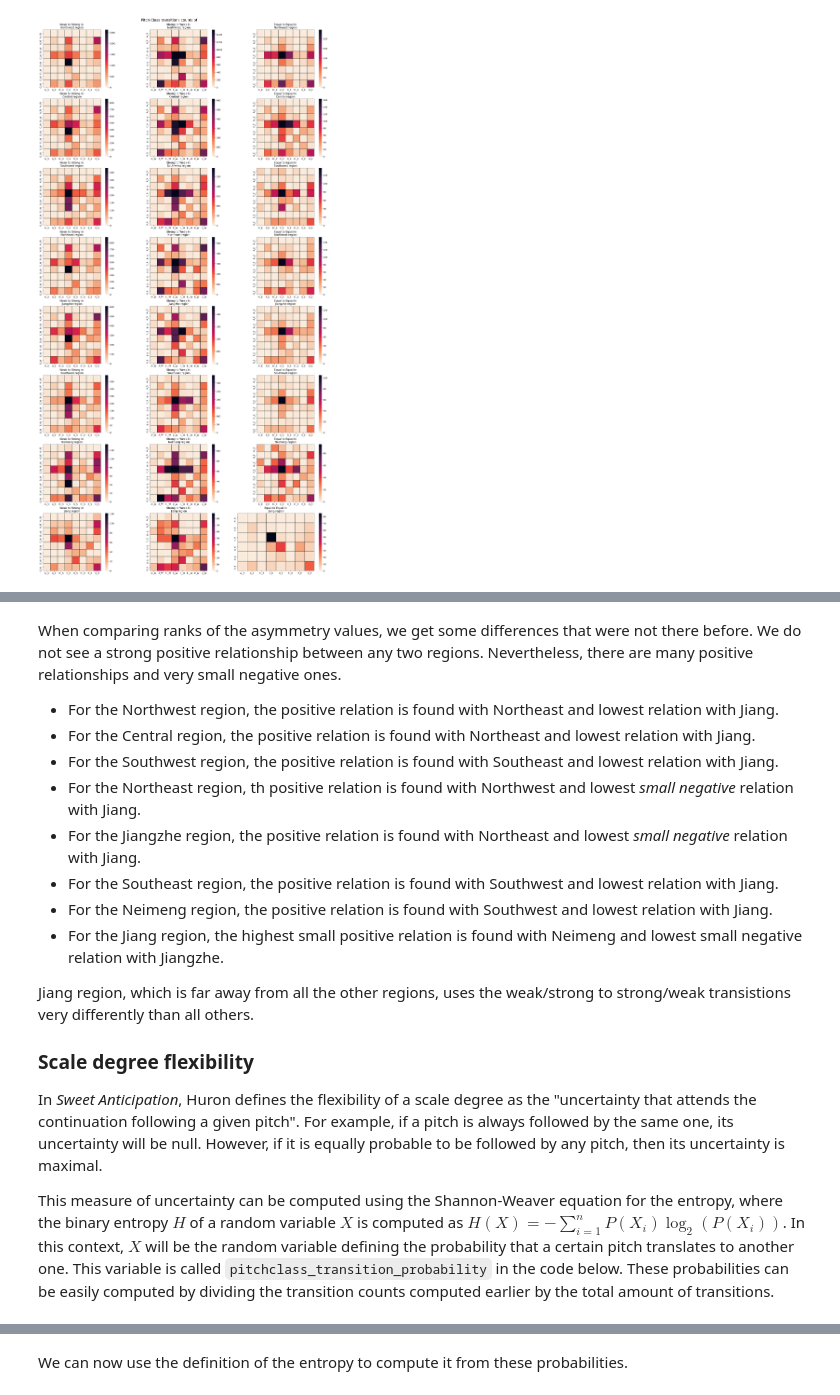
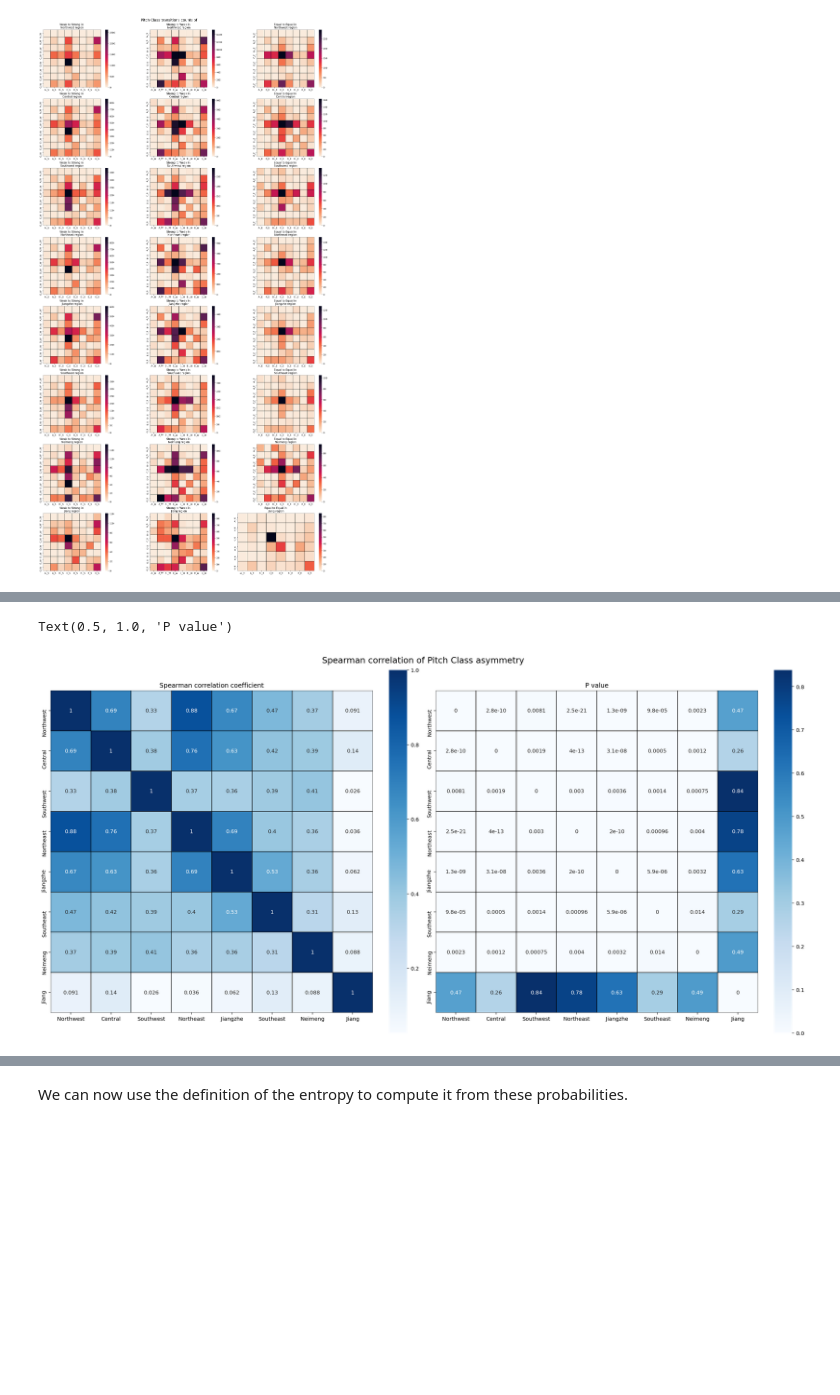
Before and after one commit to ravinitheshreddy/Digital-Musicology-Project, a Jupyter notebook: milestone3_results_quantification.ipynb, the cells around one changed output, grey strips where cells are left out. Saved outputs shown, nothing was run; the diff lists cells and outputs as text; code cells hidden in the pictures; blank space fills up the shorter version.

```diff
--- a/milestone3_results_quantification.ipynb
+++ b/milestone3_results_quantification.ipynb
@@ -472,21 +482,33 @@ Text(0.5, 1.0, 'Spearman correlation of Pitch Class asymmetry')
-# %% [markdown]
-When comparing ranks of the asymmetry values, we get some differences that were not there before. We do not see a strong positive relationship between any two regions. Nevertheless, there are many positive relationships and very small negative ones.
-
-- For the Northwest region, the positive relation is found with Northeast and lowest relation with Jiang.
-- For the Central region, the positive relation is found with Northeast and lowest relation with Jiang.
-- For the Southwest region, the positive relation is found with Southeast and lowest relation with Jiang.
-- For the Northeast region, th positive relation is found with Northwest and lowest *small negative* relation with Jiang.
-- For the Jiangzhe region, the positive relation is found with Northeast and lowest *small negative* relation with Jiang.
-- For the Southeast region, the positive relation is found with Southwest and lowest relation with Jiang.
-- For the Neimeng region, the positive relation is found with Southwest and lowest relation with Jiang.
-- For the Jiang region, the highest small positive relation is found with Neimeng and lowest small negative relation with Jiangzhe.
-
-
-Jiang region, which is far away from all the other regions, uses the weak/strong to strong/weak transistions very differently than all others.
-
-
-### Scale degree flexibility
-
-In *Sweet Anticipation*, Huron defines the flexibility of a scale degree as the "uncertainty that attends the continuation following a given pitch". For example, if a pitch is always followed by the same one, its uncertainty will be null. However, if it is equally probable to be followed by any pitch, then its uncertainty is maximal.
-
-This measure of uncertainty can be computed using the Shannon-Weaver equation for the entropy, where the binary entropy $H$ of a random variable $X$ is computed as $H(X) = -\sum_{i=1}^{n}P(X_i)\log_2(P(X_i))$. In this context, $X$ will be the random variable defining the probability that a certain pitch translates to another one. This variable is called `pitchclass_transition_probability` in the code below. These probabilities can be easily computed by dividing the transition counts computed earlier by the total amount of transitions.
+# %%
+spear_corr_asymm = {}
+spear_corr_asymm_pval = {}
+
+for region_1 in region_pitch_asymmetry:
+    if region_1 not in spear_corr_asymm:
+        spear_corr_asymm[region_1] = {}
+        spear_corr_asymm_pval[region_1] = {}
+    for region_2 in region_pitch_asymmetry:
+        mat_1 = region_pitch_asymmetry[region_1].to_numpy()
+        mat_2 = region_pitch_asymmetry[region_2].to_numpy()
+
+        scorr = stats.spearmanr(mat_1, mat_2, axis=None)
+
+        spear_corr_asymm[region_1][region_2] = scorr[0]
+        spear_corr_asymm_pval[region_1][region_2] = scorr[1]
+
+
+plt.rcParams["figure.figsize"] = (20, 10)
+colormap = sns.color_palette("Blues", as_cmap=True)
+fig, axes = plt.subplots(1,2, constrained_layout=True)
+fig.suptitle("Spearman correlation of {}".format("Pitch Class asymmetry"), fontsize = 16)
+
+spear_corr_asymm_df = pd.DataFrame(spear_corr_asymm)
+axes[0] = sns.heatmap(spear_corr_asymm_df, cmap= colormap, square=True, linecolor='black', linewidths=0.1, annot=True, ax=axes[0])
+axes[0].set_title("Spearman correlation coefficient")
+
+spear_corr_asymm_pval_df = pd.DataFrame(spear_corr_asymm_pval)
+axes[1] = sns.heatmap(spear_corr_asymm_pval_df, cmap= colormap, square=True, linecolor='black', linewidths=0.1, annot=True, ax=axes[1])
+axes[1].set_title("P value")
+# %% [output]
+Text(0.5, 1.0, 'P value')
+[figure, added]
```
Also changed, not shown: parts of 7 cells of this notebook.
